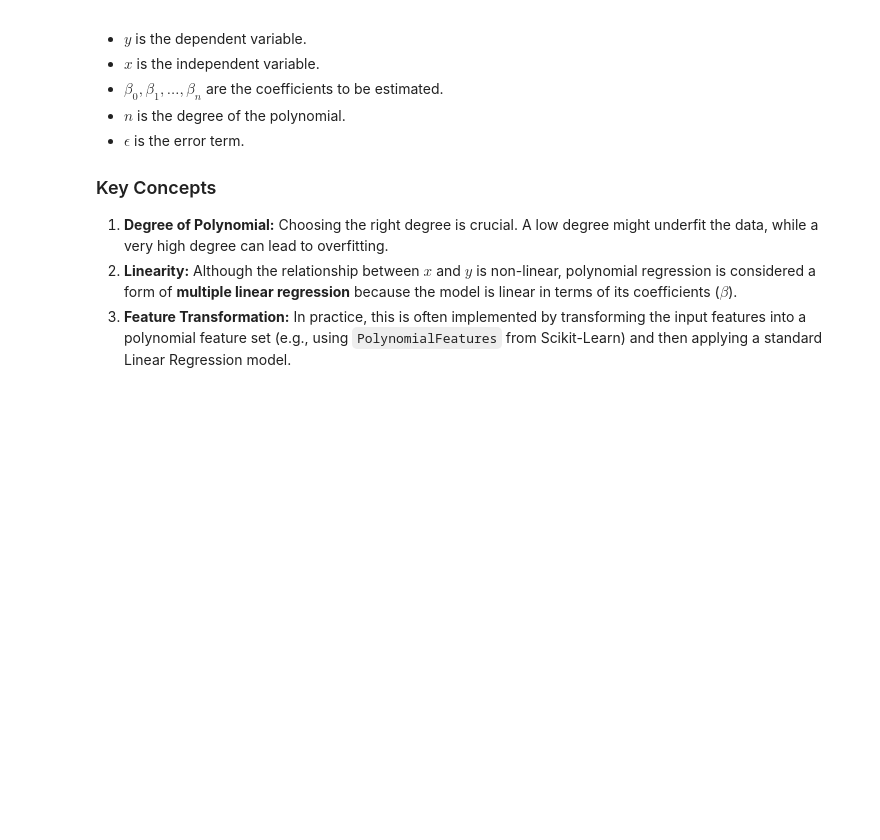
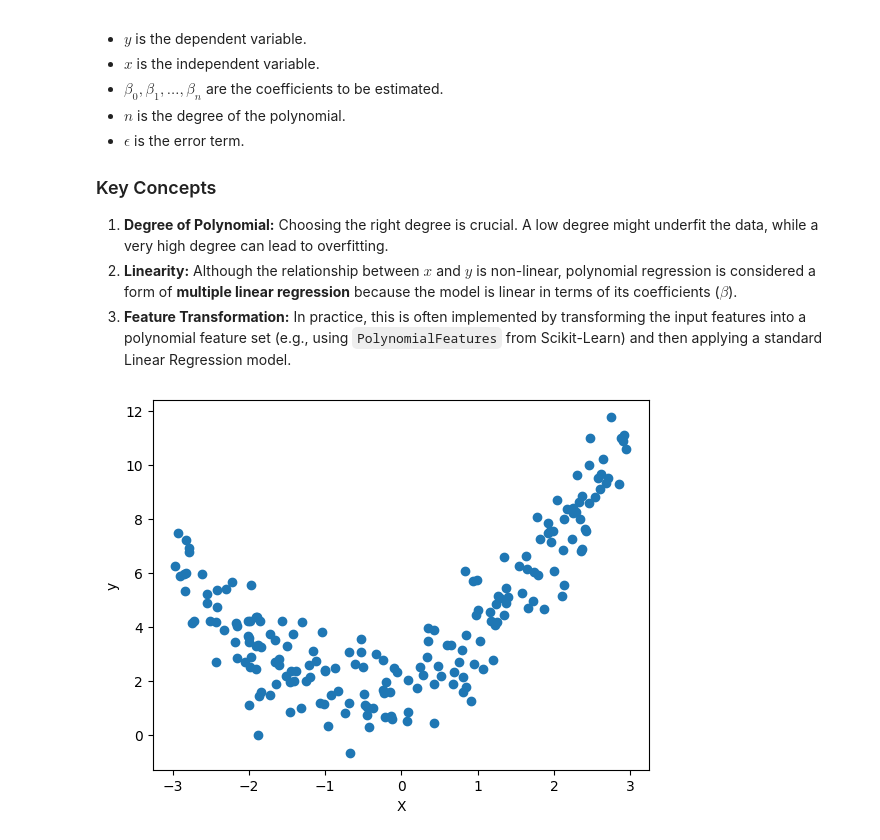
Before and after one commit to Ashura369/Python_and_Data_Science, a Jupyter notebook: 0 ML lecture/21_0 polynomial regression.ipynb, the cells around one changed output. Saved outputs shown, nothing was run; the diff lists cells and outputs as text; code cells hidden in the pictures; blank space fills up the shorter version.

```diff
--- a/0 ML lecture/21_0 polynomial regression.ipynb
+++ b/0 ML lecture/21_0 polynomial regression.ipynb
@@ -40,3 +42,13 @@ X = 6 * np.random.rand(200, 1) - 3
 y = 0.8 * X**2 + 0.9 * X + 2 + np.random.randn(200, 1)
 
 # y = 0.8x^2 + 0.9x + 2
+# %%
+# plt.plot(X, y,'b.')
+plt.scatter(X,y)
+plt.xlabel("X")
+plt.ylabel("y")
+plt.show()
+
+# as you can see down below that there is no linear relation btwn the data points
+# %% [output]
+[figure, added]
```
Also changed, not shown: parts of 5 cells of this notebook, 2 other files.
